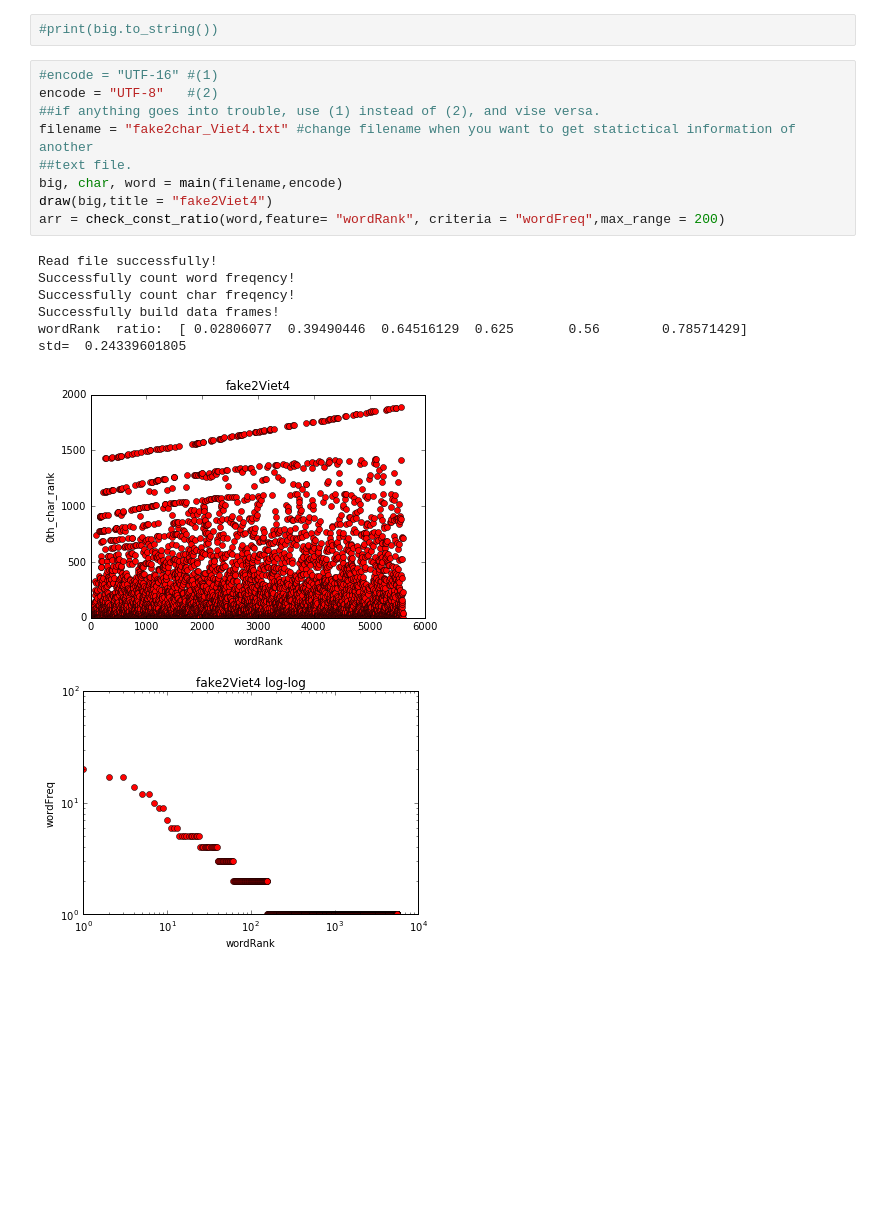
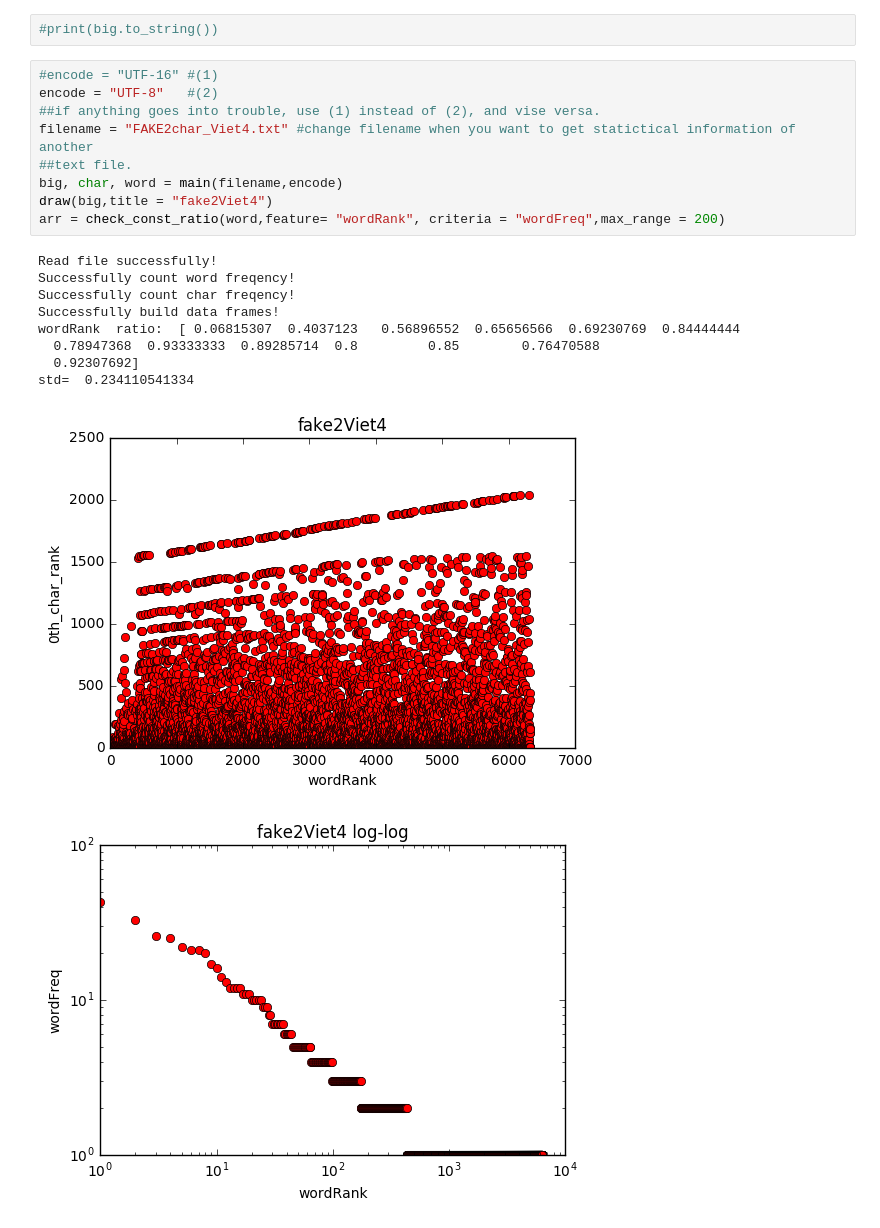
Before and after one commit to godofhoe/shanjgit-coolest-FF7, a Jupyter notebook: Viet_fake_count_2016_Dec_8.ipynb, the cells around one changed output. Cells and saved outputs as stored; diff of their text form; blank space fills up the shorter version.

```diff
--- a/Viet_fake_count_2016_Dec_8.ipynb
+++ b/Viet_fake_count_2016_Dec_8.ipynb
@@ -242,18 +264,20 @@ draw(big, title = "fake2Viet3")
 # %%
 #encode = "UTF-16" #(1)
 encode = "UTF-8"   #(2)
 ##if anything goes into trouble, use (1) instead of (2), and vise versa.
-filename = "fake2char_Viet4.txt" #change filename when you want to get statictical information of another
+filename = "FAKE2char_Viet4.txt" #change filename when you want to get statictical information of another
 ##text file.
 big, char, word = main(filename,encode)
 draw(big,title = "fake2Viet4")
 arr = check_const_ratio(word,feature= "wordRank", criteria = "wordFreq",max_range = 200)
 # %% [output]
 Read file successfully!
 Successfully count word freqency!
 Successfully count char freqency!
 Successfully build data frames!
-wordRank  ratio:  [ 0.02806077  0.39490446  0.64516129  0.625       0.56        0.78571429]
-std=  0.24339601805
+wordRank  ratio:  [ 0.06815307  0.4037123   0.56896552  0.65656566  0.69230769  0.84444444
+  0.78947368  0.93333333  0.89285714  0.8         0.85        0.76470588
+  0.92307692]
+std=  0.234110541334
-[figure, old version]
+[figure, new version]
-[figure, old version]
+[figure, new version]
```
Also changed, not shown: parts of 15 cells of this notebook, 9 other files.
